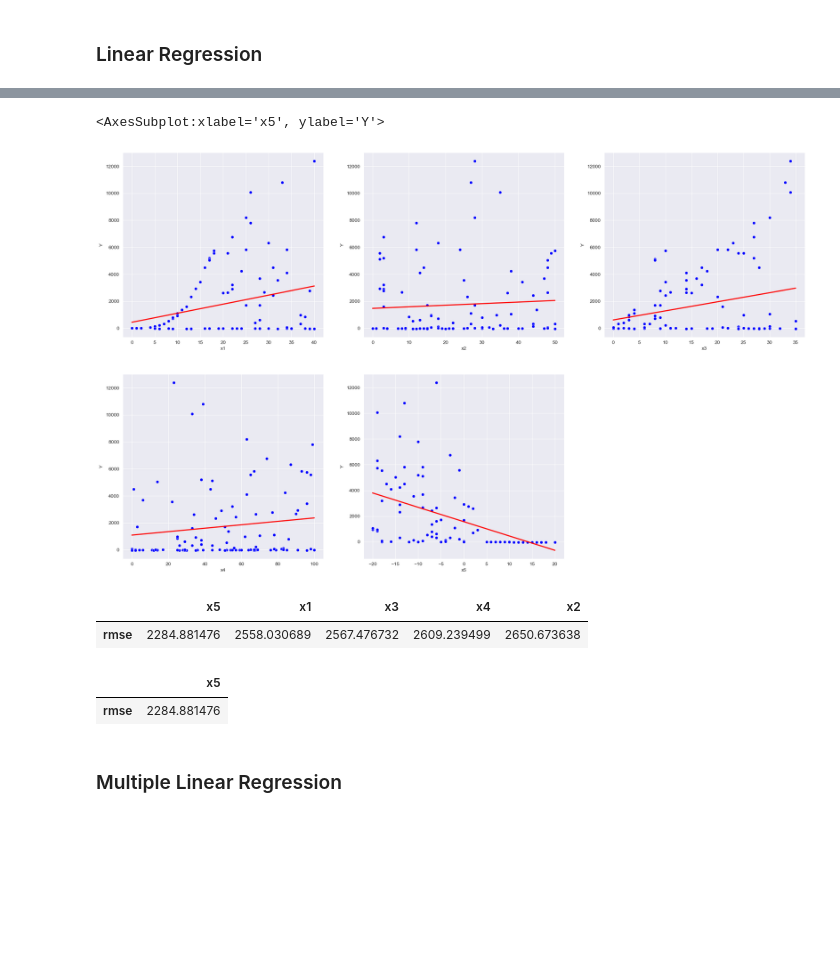
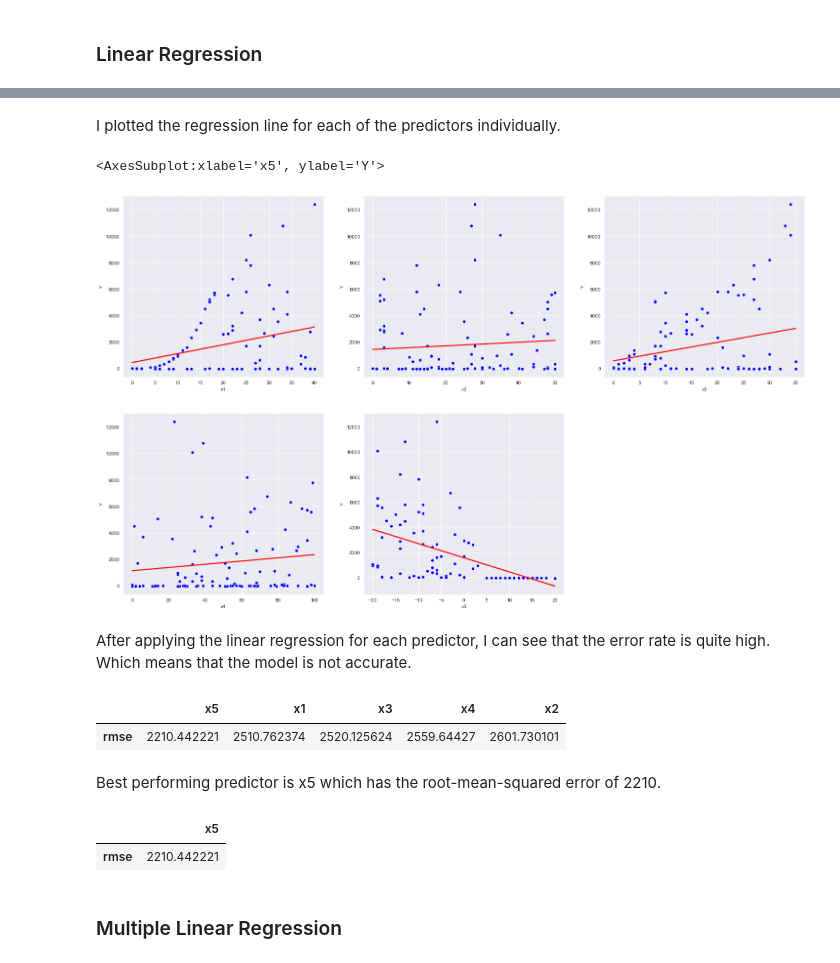
Before and after one commit to sahinozan/CE475-Project, a Jupyter notebook: project.ipynb, the cells around one changed output, grey strips where cells are left out. Saved outputs shown, nothing was run; the diff lists cells and outputs as text; code cells hidden in the pictures; blank space fills up the shorter version.

```diff
--- a/project.ipynb
+++ b/project.ipynb
@@ -12,7 +16,7 @@ import seaborn as sns
 import matplotlib.pyplot as plt
 from itertools import combinations
 # %%
-raw_dataset = pd.read_csv('ce475_project_data.csv', delimiter=';')
+raw_dataset = pd.read_csv('project_data.csv', delimiter=';')
 dataset = raw_dataset.copy()
 # %%
 dataset.head()
@@ -123,13 +145,14 @@ dataset.describe().transpose()[['min', 'max', 'mean']]
 # %% [markdown]
 ### Linear Regression
 # %%
-def linear_regression(x, y, pred=None):
-    if pred is None:
-        pred = predictors
-    cv_score = np.sqrt(cross_val_score(estimator=LinearRegression(), X=x[pred], y=y, cv=5, scoring=make_scorer(mean_squared_error)))
-    cv_pred = cross_val_predict(estimator=LinearRegression(), X=x[pred], y=y, cv=5)
+def linear_regression(x, y, selected_predictors=None, cv=None):
+    if selected_predictors is None:
+        selected_predictors = predictors
+    cval_score = np.sqrt(cross_val_score(estimator=LinearRegression(), X=x[selected_predictors], y=y, cv=cv,
+                                       scoring=make_scorer(mean_squared_error)))
+    cval_pred = cross_val_predict(estimator=LinearRegression(), X=x[selected_predictors], y=y, cv=cv)
     lr = LinearRegression()
     lr.fit(x, y)
     y_pred = lr.predict(test_data[predictors])
 
-    return y_pred, cv_pred, cv_score
+    return y_pred, cval_pred, cval_score
@@ -135,0 +162,10 @@ def linear_regression(x, y, pred=None):
+# %%
+lin_reg_errors = pd.DataFrame()
+
+for i in predictors:
+    for j in range(2, 11):
+        lin_pred, cv_predictions, rmse_score = linear_regression(x=dataset[predictors], y=dataset['Y'],
+                                                             selected_predictors=[i], cv=j)
+        lin_reg_errors.loc[f'cv={j}', i] = np.mean(rmse_score)
+
+lin_reg_errors.sort_values(by=['x1', 'x2', 'x3', 'x4', 'x5'])
@@ -136,5 +183,7 @@ def linear_regression(x, y, pred=None):
 # %%
-_, cv_predictions, _ = linear_regression(x=dataset[predictors], y=dataset['Y'])
+_, cv_predictions, _ = linear_regression(x=dataset[predictors], y=dataset['Y'], cv=10)
+# %% [markdown]
+I plotted the regression line for each of the predictors individually.
 # %%
 plt.figure(figsize=(25, 15))
 plt.subplot(2, 3, 1)
@@ -158,23 +207,28 @@ sns.scatterplot(x=dataset['x5'], y=dataset['Y'], color='b')
 sns.regplot(x=dataset['x5'], y=cv_predictions, color='r', scatter=False, ci=False)
 # %% [output]
 <AxesSubplot:xlabel='x5', ylabel='Y'>
-[figure, old version]
+[figure, new version]
+# %% [markdown]
+After applying the linear regression for each predictor, I can see that the error rate is quite high. Which means that the model is not accurate.
 # %%
 lin_reg_errors = pd.DataFrame()
 
 for i in predictors:
-    lin_pred, cv_predictions, rmse_score = linear_regression(x=dataset[predictors], y=dataset['Y'], pred=[i])
+    lin_pred, cv_predictions, rmse_score = linear_regression(x=dataset[predictors], y=dataset['Y'],
+                                                             selected_predictors=[i], cv=10)
     lin_reg_errors.loc['rmse', i] = np.mean(rmse_score)
 
 lin_reg_errors.sort_values(by='rmse', axis=1, ascending=True)
 # %% [output]
 |  | x5 | x1 | x3 | x4 | x2 |
-| rmse | 2284.881476 | 2558.030689 | 2567.476732 | 2609.239499 | 2650.673638 |
+| rmse | 2210.442221 | 2510.762374 | 2520.125624 | 2559.64427 | 2601.730101 |
+# %% [markdown]
+Best performing predictor is x5 which has the root-mean-squared error of 2210.
 # %%
 pd.DataFrame(data=min(lin_reg_errors.min(axis=1)), columns=lin_reg_errors.idxmin(axis=1), index=['rmse'])
 # %% [output]
 |  | x5 |
-| rmse | 2284.881476 |
+| rmse | 2210.442221 |
 # %%
 lin_reg_error = pd.DataFrame(data=min(lin_reg_errors.min(axis=1)), columns=lin_reg_errors.idxmin(axis=1), index=['rmse']).iat[0, 0]
 lin_reg_predictor = pd.DataFrame(data=min(lin_reg_errors.min(axis=1)), columns=lin_reg_errors.idxmin(axis=1), index=['rmse']).columns[0]
```
Also changed, not shown: parts of 43 cells of this notebook, 2 other files.
